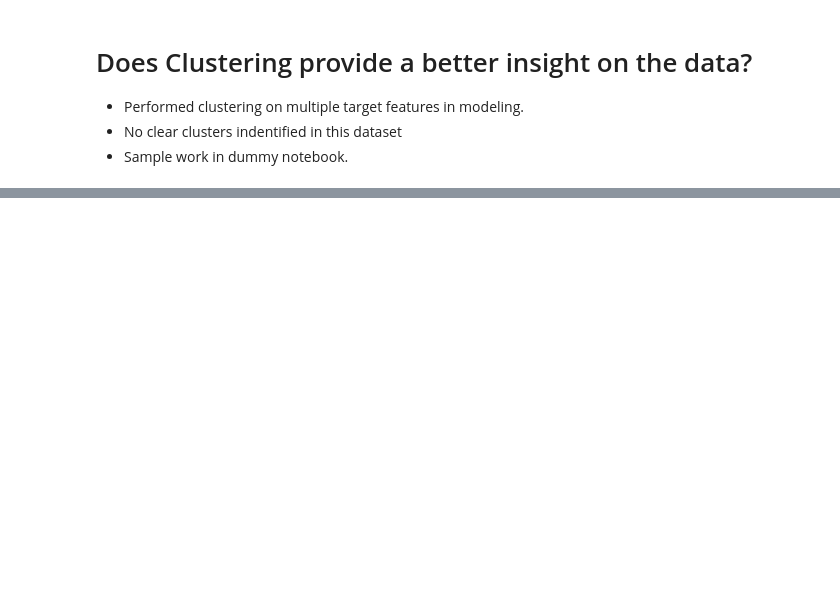
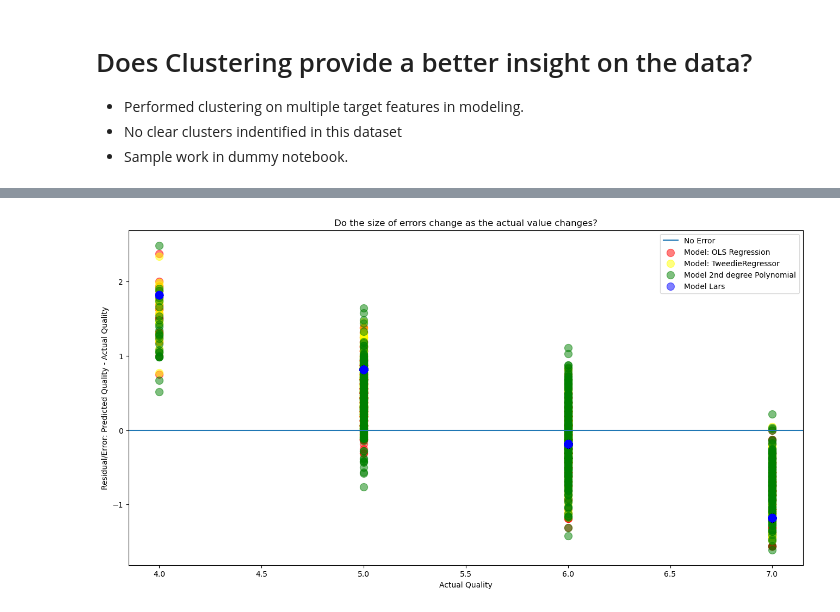
Before and after one commit to DCWineCO/clustering_wine, a Jupyter notebook: cluster_final_report.ipynb, the cells around one changed output, grey strips where cells are left out. Saved outputs shown, nothing was run; the diff lists cells and outputs as text; code cells hidden in the pictures; blank space fills up the shorter version.

```diff
--- a/cluster_final_report.ipynb
+++ b/cluster_final_report.ipynb
@@ -571,0 +355,5 @@ Polynomial Model decreased errors by 23.35%
+# %%
+#view how errors change based on actual value change
+prepare.plot_errors(y_validate)
+# %% [output]
+[figure, added]
```
Also changed, not shown: parts of 55 cells of this notebook, 1 other file.
